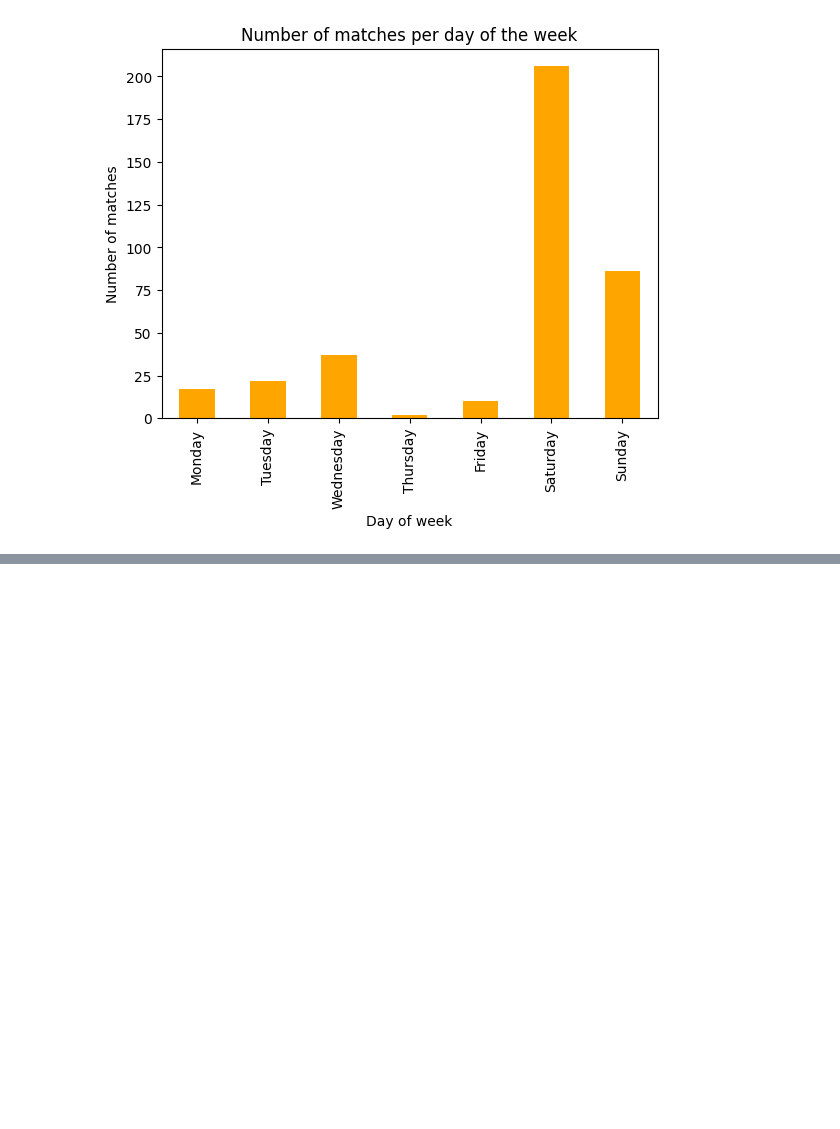
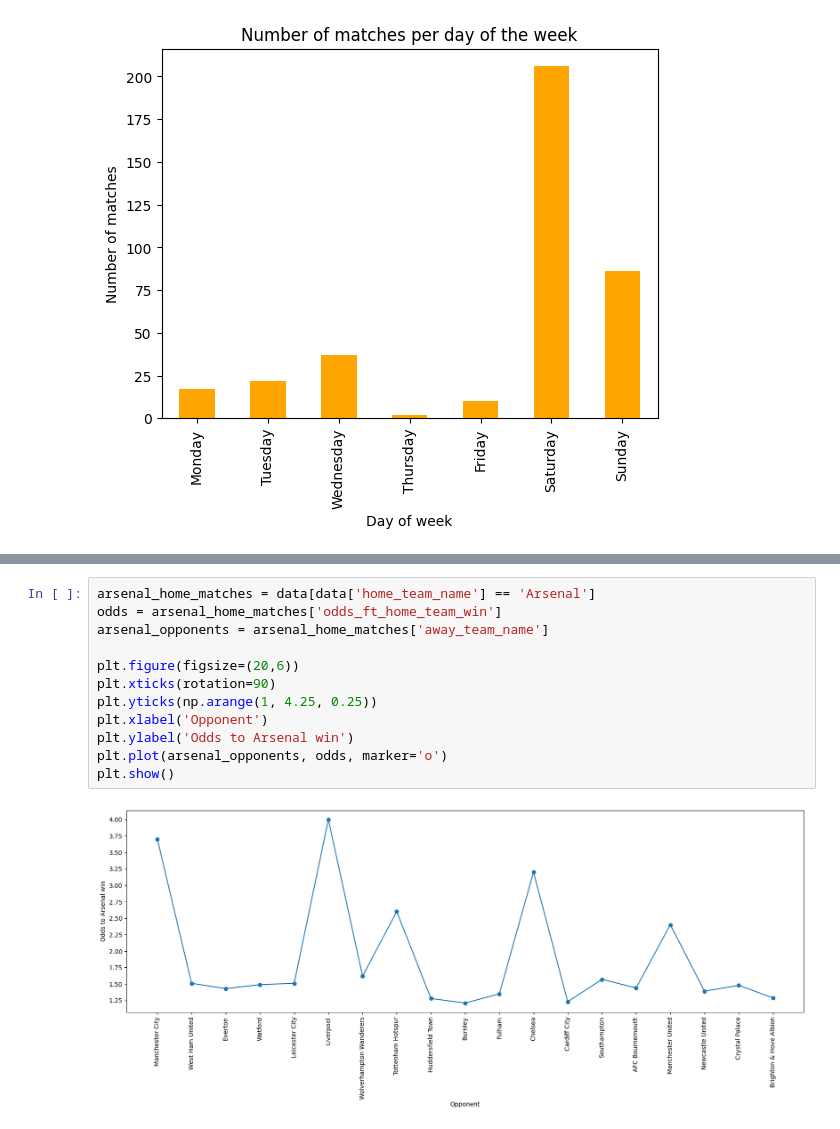
Before and after one commit to Jakub-Gulak/data-analysis-premier-league-matches, a Jupyter notebook: notebooks/analysis.ipynb, the cells around one changed output, grey strips where cells are left out. Drawn from its saved outputs; the diff is of its cells as text; blank space fills up the shorter version.

Commit message:
Add line plot for Arsenal win as a home team against opponents

```diff
--- a/notebooks/analysis.ipynb
+++ b/notebooks/analysis.ipynb
@@ -66,0 +67,14 @@ plt.show()
+# %%
+arsenal_home_matches = data[data['home_team_name'] == 'Arsenal']
+odds = arsenal_home_matches['odds_ft_home_team_win']
+arsenal_opponents = arsenal_home_matches['away_team_name']
+
+plt.figure(figsize=(20,6))
+plt.xticks(rotation=90)
+plt.yticks(np.arange(1, 4.25, 0.25))
+plt.xlabel('Opponent')
+plt.ylabel('Odds to Arsenal win')
+plt.plot(arsenal_opponents, odds, marker='o')
+plt.show()
+# %% [output]
+[figure, added]
```
Also changed, not shown: parts of 1 cell of this notebook.
